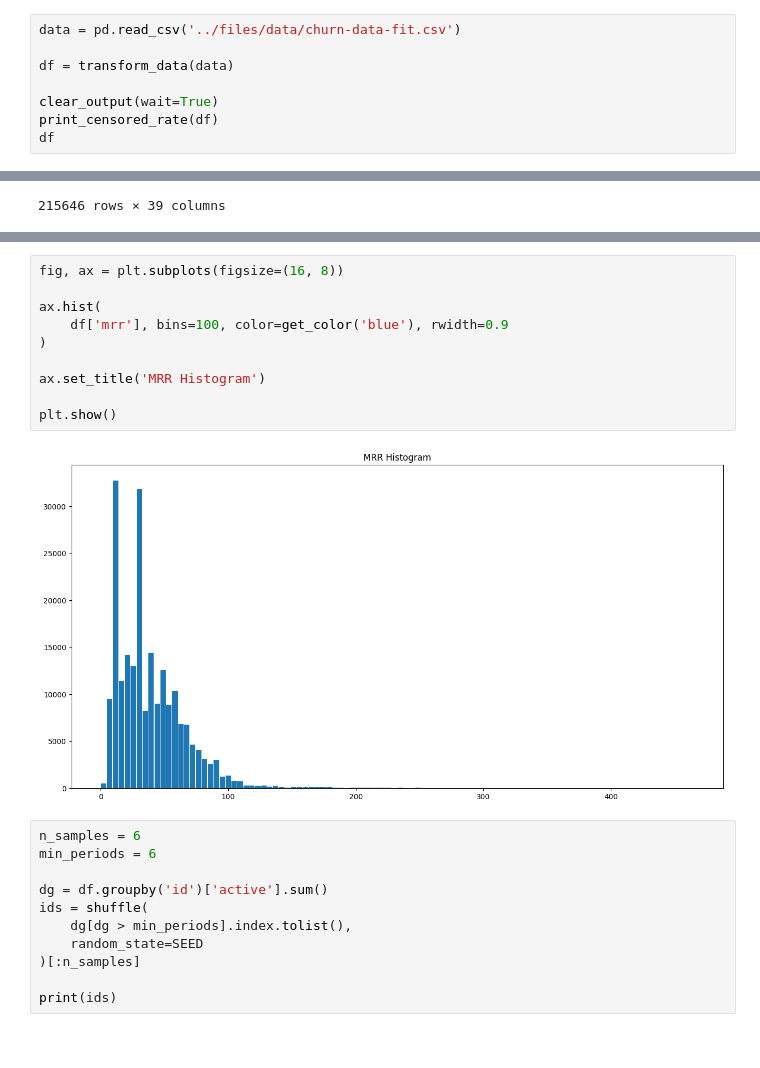
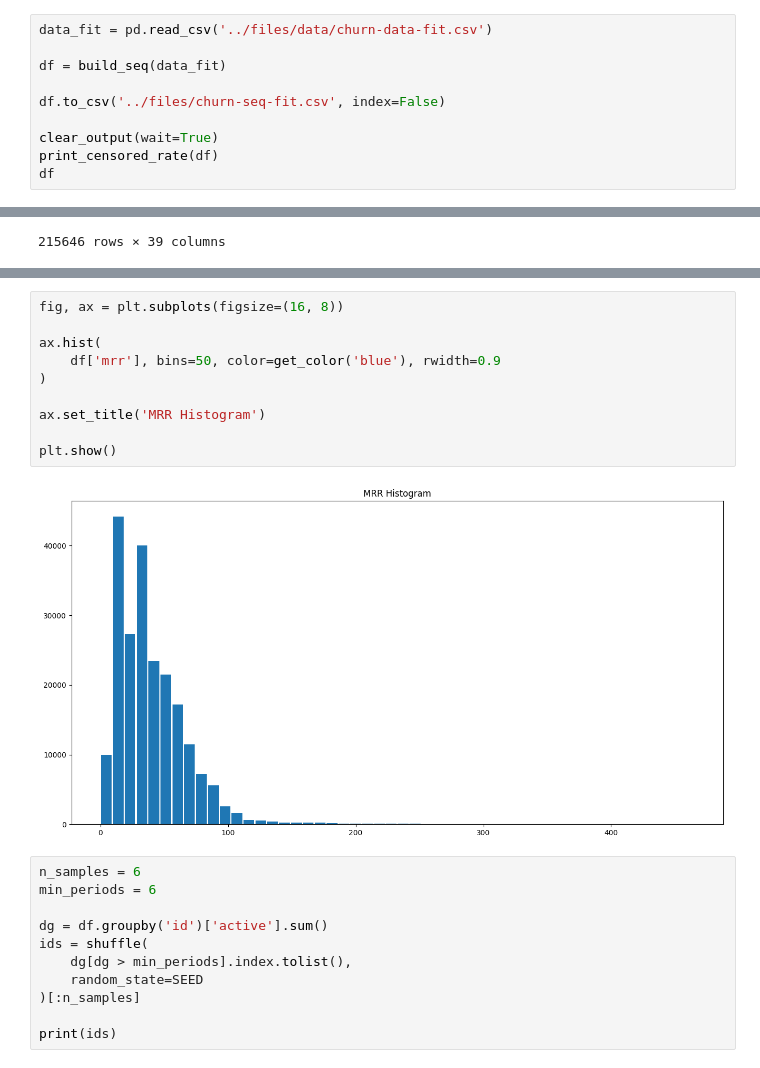
Before and after one commit to luissancho/churn-prediction-model, a Jupyter notebook: notebooks/1-BuildSequences.ipynb, the cells around one changed output, grey strips where cells are left out. Saved outputs shown, nothing was run; the diff lists cells and outputs as text.

```diff
--- a/notebooks/1-DataViz.ipynb
+++ b/notebooks/1-BuildSequences.ipynb
@@ -20,7 +158,9 @@ np.random.seed(SEED)
 # %%
-data = pd.read_csv('../files/data/churn-data-fit.csv')
+data_fit = pd.read_csv('../files/data/churn-data-fit.csv')
 
-df = transform_data(data)
+df = build_seq(data_fit)
+
+df.to_csv('../files/churn-seq-fit.csv', index=False)
 
 clear_output(wait=True)
 print_censored_rate(df)
@@ -70,15 +235,15 @@ plt.show()
 # %%
 fig, ax = plt.subplots(figsize=(16, 8))
 
 ax.hist(
-    df['mrr'], bins=100, color=get_color('blue'), rwidth=0.9
+    df['mrr'], bins=50, color=get_color('blue'), rwidth=0.9
 )
 
 ax.set_title('MRR Histogram')
 
 plt.show()
 # %% [output]
-[figure, old version]
+[figure, new version]
 # %%
 n_samples = 6
 min_periods = 6
```
Also changed, not shown: parts of 5 cells of this notebook, 8 other files.
